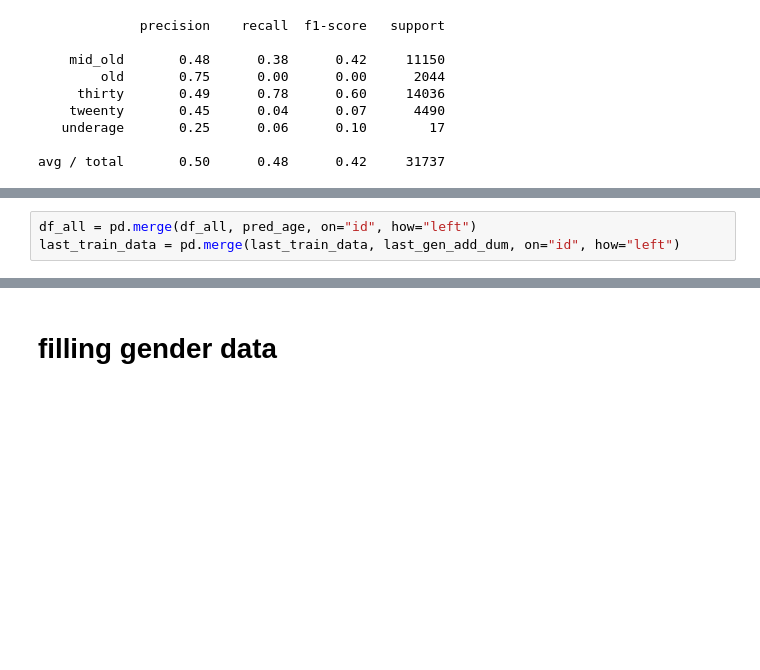
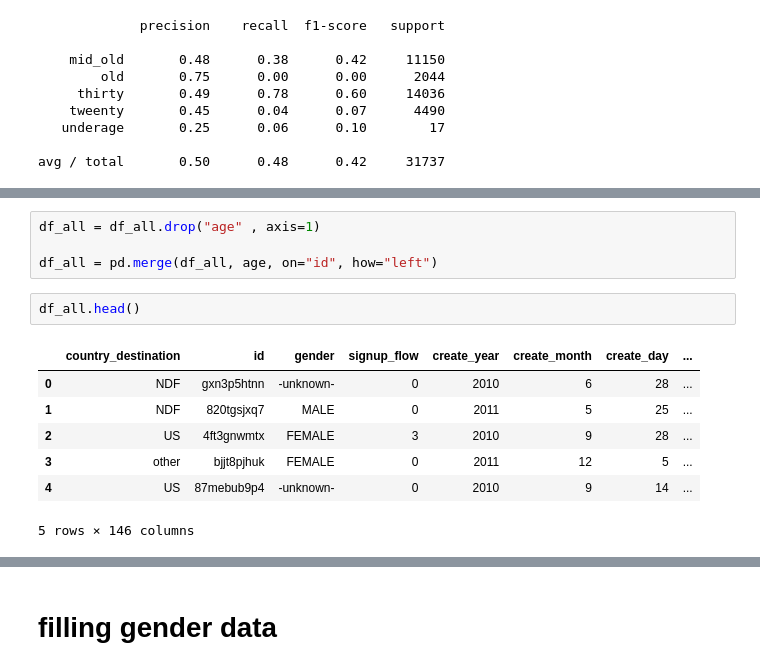
Before and after one commit to wjy5446/airbnb-new-booking, a Jupyter notebook: Airbnb_V5.0.ipynb, the cells around one changed output, grey strips where cells are left out. Saved outputs shown, nothing was run; the diff lists cells and outputs as text; blank space fills up the shorter version.

```diff
--- a/Airbnb_V5.0.ipynb
+++ b/Airbnb_V5.0.ipynb
@@ -562,3 +575,14 @@ pred_age.head()
 # %%
-df_all = pd.merge(df_all, pred_age, on="id", how="left")
-last_train_data = pd.merge(last_train_data, last_gen_add_dum, on="id", how="left")
+df_all = df_all.drop("age" , axis=1)
+
+df_all = pd.merge(df_all, age, on="id", how="left")
+# %%
+df_all.head()
+# %% [output]
+|  | country_destination | id | gender | signup_flow | create_year | create_month | create_day | ... |
+| 0 | NDF | gxn3p5htnn | -unknown- | 0 | 2010 | 6 | 28 | ... |
+| 1 | NDF | 820tgsjxq7 | MALE | 0 | 2011 | 5 | 25 | ... |
+| 2 | US | 4ft3gnwmtx | FEMALE | 3 | 2010 | 9 | 28 | ... |
+| 3 | other | bjjt8pjhuk | FEMALE | 0 | 2011 | 12 | 5 | ... |
+| 4 | US | 87mebub9p4 | -unknown- | 0 | 2010 | 9 | 14 | ... |
+5 rows × 146 columns
```
Also changed, not shown: parts of 59 cells of this notebook.
